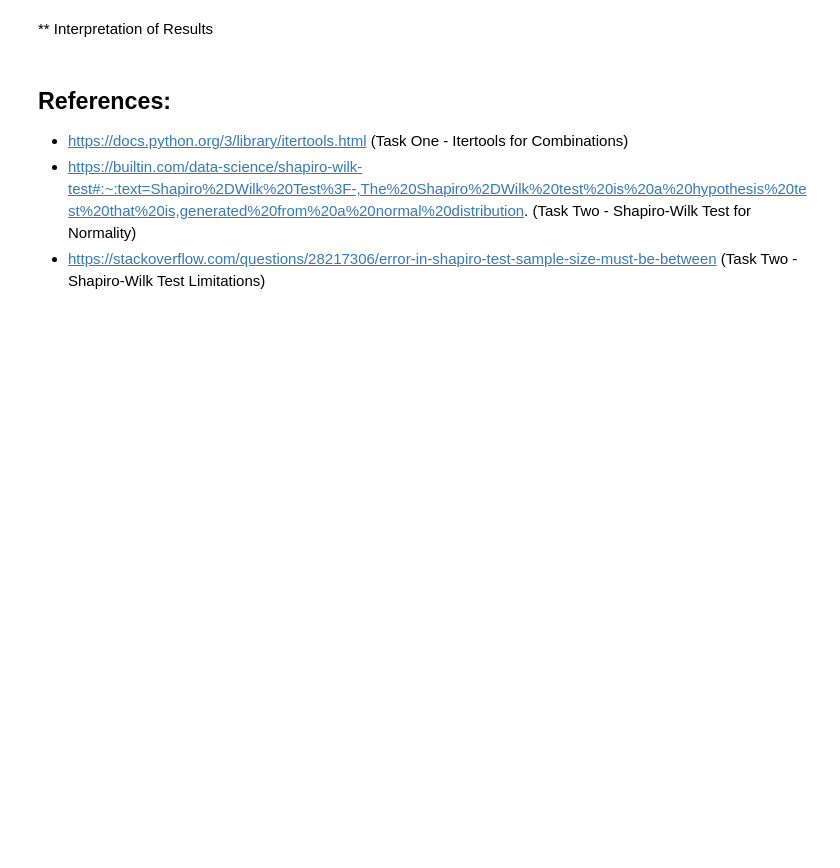
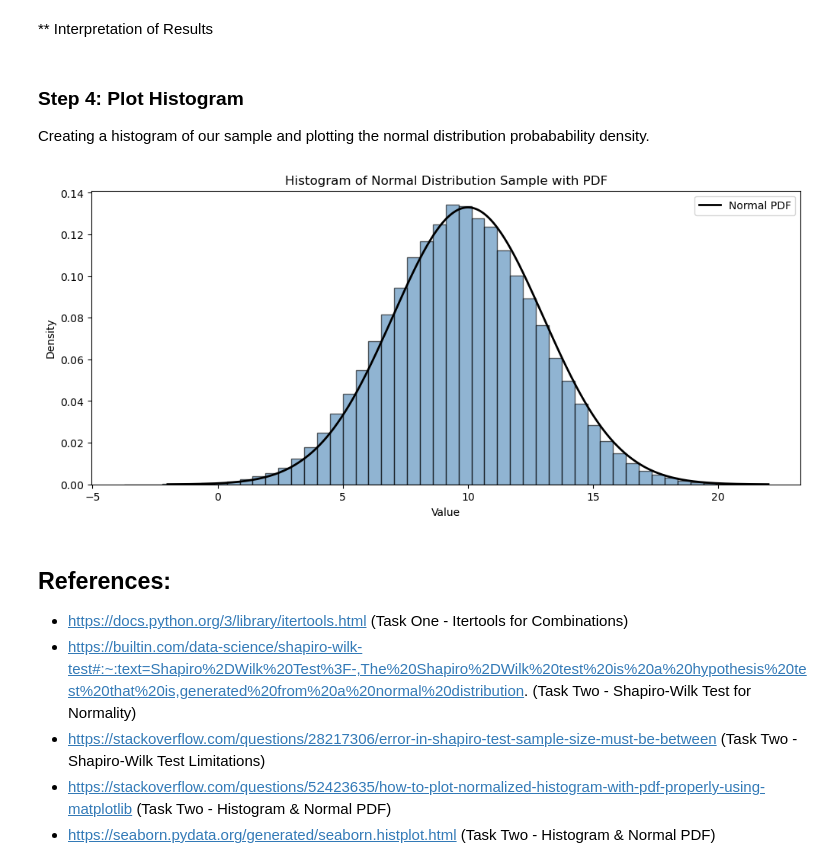
Before and after one commit to briannemcgrath/applied-statistics, a Jupyter notebook: tasks.ipynb, the cells around one changed output. Cells and saved outputs as stored; diff of their text form; code cells hidden in the pictures; blank space fills up the shorter version.

Commit message:
Histogram of Normal Distribution Sample with PDF
Added references also for workings

```diff
--- a/tasks.ipynb
+++ b/tasks.ipynb
@@ -97,8 +97,38 @@ Shapiro-Wilk Test Statistic: 0.9991860389709473, p-value: 0.018982484936714172
 # %% [markdown]
 ** Interpretation of Results
+# %% [markdown]
+### Step 4: Plot Histogram
+
+Creating a histogram of our sample and plotting the normal distribution probabability density.
+# %%
+# count occurrences in each bin
+counts, bin_edges = np.histogram(sample, bins=50, density=True)
+
+# setting up plot
+fig, ax = plt.subplots(figsize=(12, 5))
+
+# create a bar chart from the histogram data
+ax.bar(bin_edges[:-1], counts, width=bin_edges[1] - bin_edges[0], color='steelblue', edgecolor='black', alpha=0.6)
+
+# generate x values for the normal PDF overlay
+x = np.linspace(mean - 4*std_dev, mean + 4*std_dev, 1000)
+pdf = stats.norm.pdf(x, loc=mean, scale=std_dev)
+
+# overlay the normal PDF
+ax.plot(x, pdf, 'k-', linewidth=2, label='Normal PDF')
+ax.set_title(f'Histogram of Normal Distribution Sample with PDF')
+ax.set_xlabel('Value')
+ax.set_ylabel('Density')
+ax.legend()
+
+plt.show()
+# %% [output]
+[figure, added]
 # %% [markdown]
 ## **References:**
 
 - https://docs.python.org/3/library/itertools.html (Task One - Itertools for Combinations)
 - https://builtin.com/data-science/shapiro-wilk-test#:~:text=Shapiro%2DWilk%20Test%3F-,The%20Shapiro%2DWilk%20test%20is%20a%20hypothesis%20test%20that%20is,generated%20from%20a%20normal%20distribution. (Task Two - Shapiro-Wilk Test for Normality)
 - https://stackoverflow.com/questions/28217306/error-in-shapiro-test-sample-size-must-be-between (Task Two - Shapiro-Wilk Test Limitations)
+- https://stackoverflow.com/questions/52423635/how-to-plot-normalized-histogram-with-pdf-properly-using-matplotlib (Task Two - Histogram & Normal PDF)
+- https://seaborn.pydata.org/generated/seaborn.histplot.html (Task Two - Histogram & Normal PDF)
```
Also changed, not shown: parts of 1 cell of this notebook.
